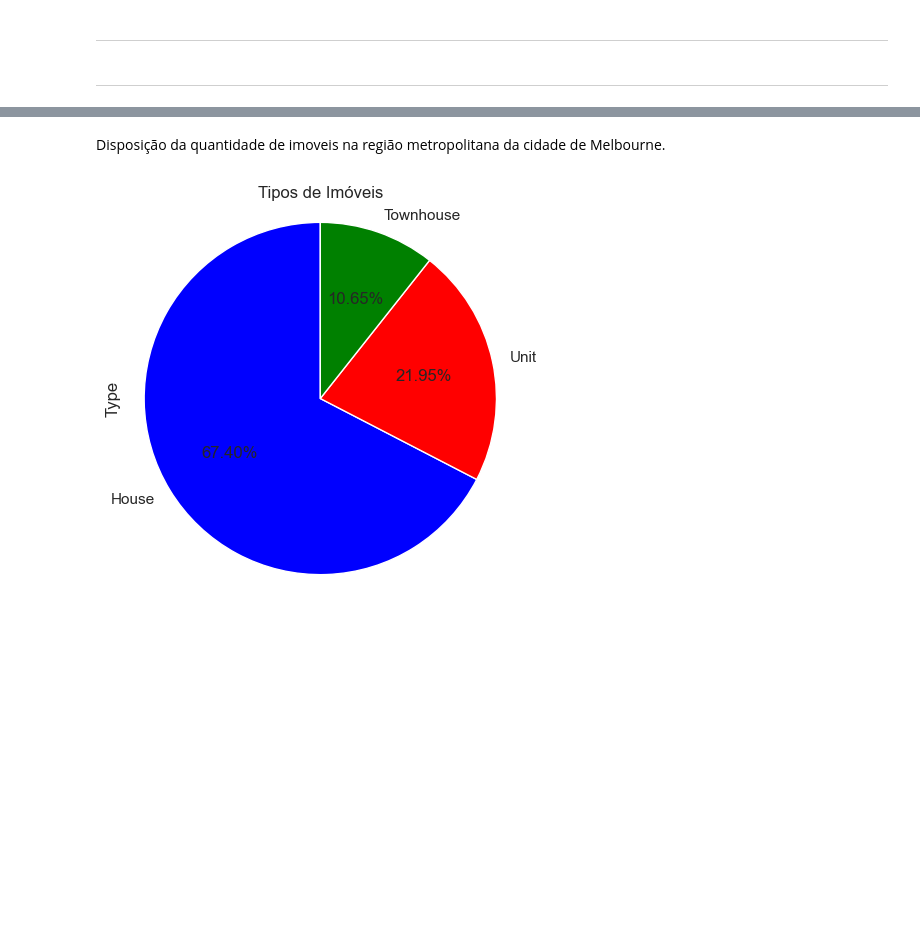
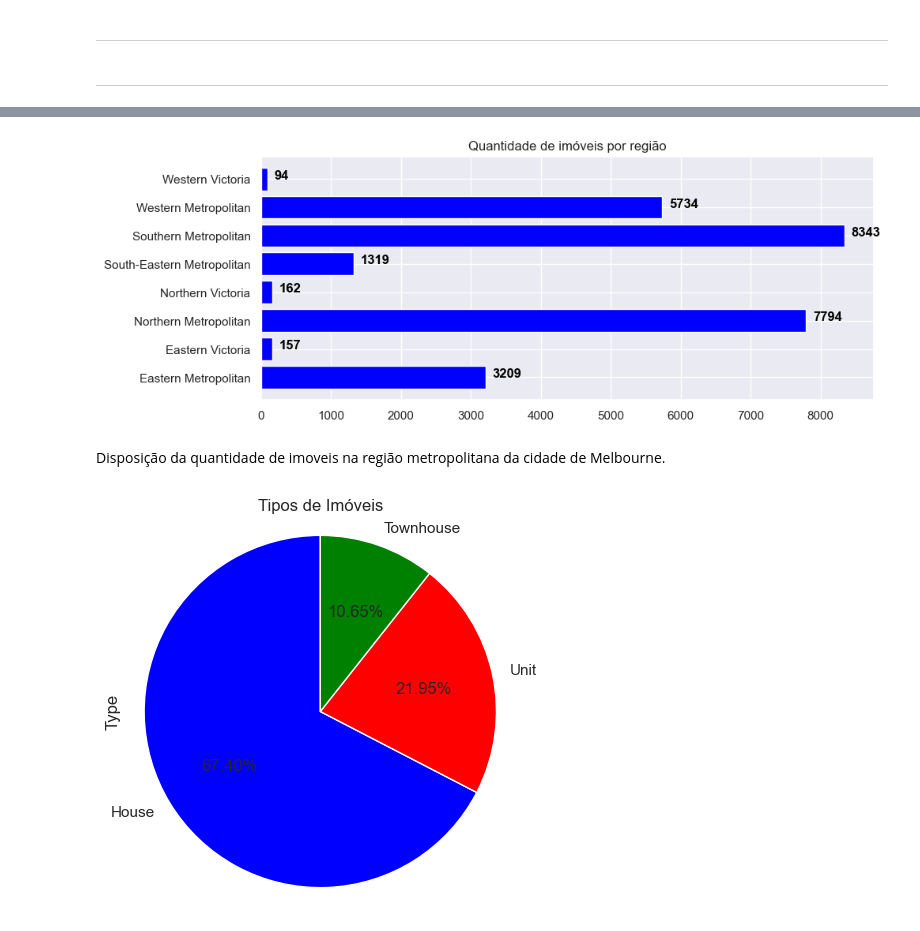
Before and after one commit to Riguini/Melbourne-Housing-Snapshot, a Jupyter notebook: Notebooks/Melbourne_Housing_Dataset.ipynb, the cells around one changed output, grey strips where cells are left out. Saved outputs shown, nothing was run; the diff lists cells and outputs as text; code cells hidden in the pictures; blank space fills up the shorter version.

```diff
--- a/Notebooks/Melbourne_Housing_Dataset.ipynb
+++ b/Notebooks/Melbourne_Housing_Dataset.ipynb
@@ -504,3 +504,21 @@ plt.show()
+# %%
+data = {'Região': ['Eastern Metropolitan', 'Eastern Victoria', 'Northern Metropolitan',
+                   'Northern Victoria', 'South-Eastern Metropolitan', 'Southern Metropolitan',
+                   'Western Metropolitan', 'Western Victoria'],
+        'Quantidade de imóveis': [3209, 157, 7794, 162, 1319, 8343, 5734, 94]}
+df = pd.DataFrame(data)
+
+fig, ax = plt.subplots(figsize=(10, 4))
+ax.barh(df['Região'], df['Quantidade de imóveis'], color='blue')
+ax.set_title("Quantidade de imóveis por região")
+ax.set_xlabel("")
+ax.set_ylabel("")
+
+for i, v in enumerate(df['Quantidade de imóveis']):
+    ax.text(v + 100, i, str(v), color='black', fontweight='bold')
+plt.show()
+# %% [output]
+[figure, added]
 # %% [markdown]
 Disposição da quantidade de imoveis na região metropolitana da cidade de Melbourne.
 # %%
```
Also changed, not shown: parts of 41 cells of this notebook.
